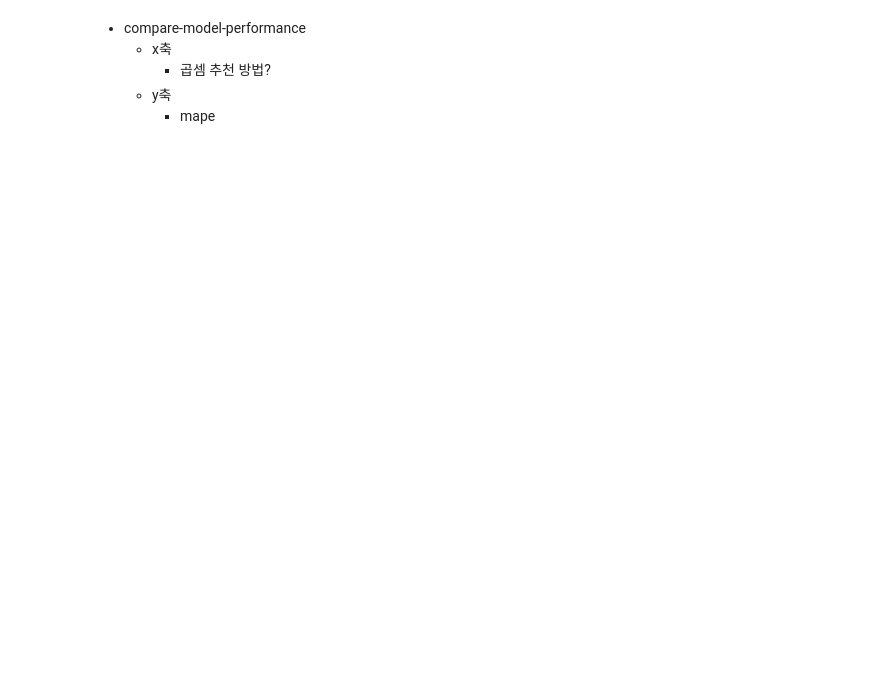
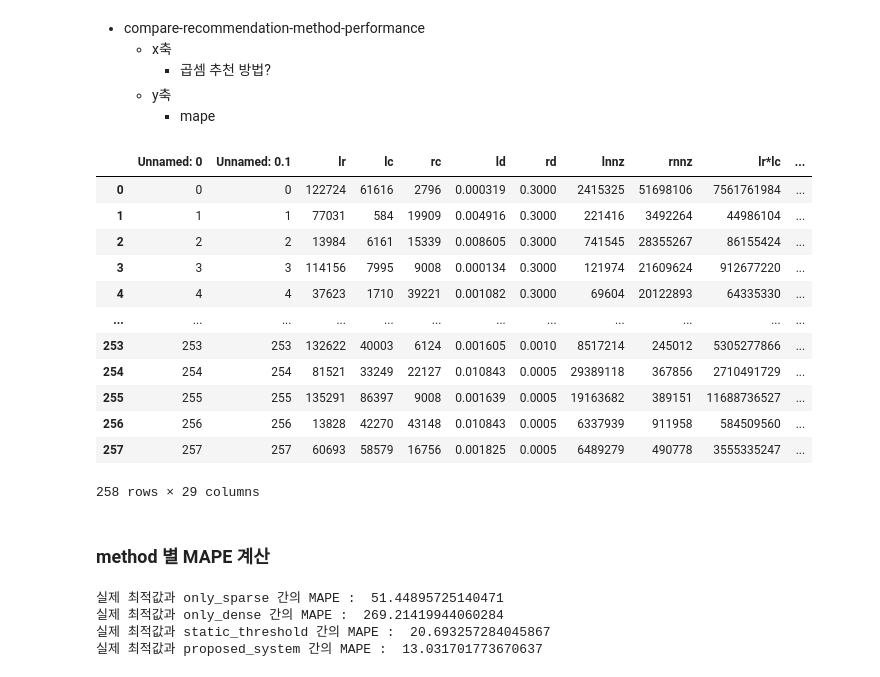
Before and after one commit to unhochoi/Sparse-Matrix-Multiplication, a Jupyter notebook: figure/pyplot/compare-recommendation-method-performance.ipynb, the cells around one changed output. Drawn from its saved outputs; the diff is of its cells as text; code cells hidden in the pictures; blank space fills up the shorter version.

```diff
--- a/figure/pyplot/compare-recommendation-method-performance.ipynb
+++ b/figure/pyplot/compare-recommendation-method-performance.ipynb
@@ -1,23 +1,29 @@
 # %% [markdown]
-- compare-model-performance
+- compare-recommendation-method-performance
     - x축
         - 곱셈 추천 방법?
     - y축
         - mape
 # %%
-# import pandas as pd
-# import numpy as np
-# import matplotlib.pyplot as plt
-# from sklearn.metrics import accuracy_score
+import pandas as pd
+import numpy as np
+import matplotlib.pyplot as plt
+from sklearn.metrics import accuracy_score
 
-# # 테스트 데이터
-# df = pd.read_csv('/Users/bdlab/Desktop/sparse-matrix-multiplication/scenario-extraction/dataset/spmm-latency-dataset/extract-dataset-using-d-optimal/dataset/nonsquare-test-258-from-spmm-contain-todense-over-3s-1293.csv')
-
-# # 테스트 데이터를 row 단위로 읽으며, sp_smdm 과 bz_smsm 중 빠른 label 저장
-# real_label = []
-
-# for i in range(len(df)):
-#     latency_list = []
-#     latency_list.append(df.loc[i,'sp_smdm'])
-#     latency_list.append(df.loc[i,'bz_smsm'])
-#     real_label.append(latency_list.index(min(latency_list)))
+# 테스트 데이터
+df = pd.read_csv('/Users/bdlab/Desktop/sparse-matrix-multiplication/scenario-extraction/dataset/spmm-latency-dataset/extract-dataset-using-d-optimal/dataset/compare-recommendation-method-performance.csv')
+df
+# %% [output]
+|  | Unnamed: 0 | Unnamed: 0.1 | lr | lc | rc | ld | rd | lnnz | rnnz | lr*lc | ... |
+| 0 | 0 | 0 | 122724 | 61616 | 2796 | 0.000319 | 0.3000 | 2415325 | 51698106 | 7561761984 | ... |
+| 1 | 1 | 1 | 77031 | 584 | 19909 | 0.004916 | 0.3000 | 221416 | 3492264 | 44986104 | ... |
+| 2 | 2 | 2 | 13984 | 6161 | 15339 | 0.008605 | 0.3000 | 741545 | 28355267 | 86155424 | ... |
+| 3 | 3 | 3 | 114156 | 7995 | 9008 | 0.000134 | 0.3000 | 121974 | 21609624 | 912677220 | ... |
+| 4 | 4 | 4 | 37623 | 1710 | 39221 | 0.001082 | 0.3000 | 69604 | 20122893 | 64335330 | ... |
+| ... | ... | ... | ... | ... | ... | ... | ... | ... | ... | ... | ... |
+| 253 | 253 | 253 | 132622 | 40003 | 6124 | 0.001605 | 0.0010 | 8517214 | 245012 | 5305277866 | ... |
+| 254 | 254 | 254 | 81521 | 33249 | 22127 | 0.010843 | 0.0005 | 29389118 | 367856 | 2710491729 | ... |
+| 255 | 255 | 255 | 135291 | 86397 | 9008 | 0.001639 | 0.0005 | 19163682 | 389151 | 11688736527 | ... |
+| 256 | 256 | 256 | 13828 | 42270 | 43148 | 0.010843 | 0.0005 | 6337939 | 911958 | 584509560 | ... |
+| 257 | 257 | 257 | 60693 | 58579 | 16756 | 0.001825 | 0.0005 | 6489279 | 490778 | 3555335247 | ... |
+258 rows × 29 columns
@@ -35,0 +30,2 @@
+# %% [markdown]
+### method 별 MAPE 계산
@@ -36,3 +37,13 @@
+# %%
+print("실제 최적값과 only_sparse 간의 MAPE : " , mean_absolute_percentage_error(df['real_optim_latency'].to_numpy(),df['only_sparse'].to_numpy()))
+print("실제 최적값과 only_dense 간의 MAPE : " , mean_absolute_percentage_error(df['real_optim_latency'].to_numpy(),df['only_dense'].to_numpy()))
+print("실제 최적값과 static_threshold 간의 MAPE : " , mean_absolute_percentage_error(df['real_optim_latency'].to_numpy(),df['static_threshold'].to_numpy()))
+print("실제 최적값과 proposed_system 간의 MAPE : " , mean_absolute_percentage_error(df['real_optim_latency'].to_numpy(),df['proposed_system'].to_numpy()))
+# %% [output]
+실제 최적값과 only_sparse 간의 MAPE :  51.44895725140471
+실제 최적값과 only_dense 간의 MAPE :  269.21419944060284
+실제 최적값과 static_threshold 간의 MAPE :  20.693257284045867
+실제 최적값과 proposed_system 간의 MAPE :  13.031701773670637
 # %%
 import matplotlib.pyplot as plt
 import numpy as np
```
Also changed, not shown: parts of 4 cells of this notebook, 7 other files.
